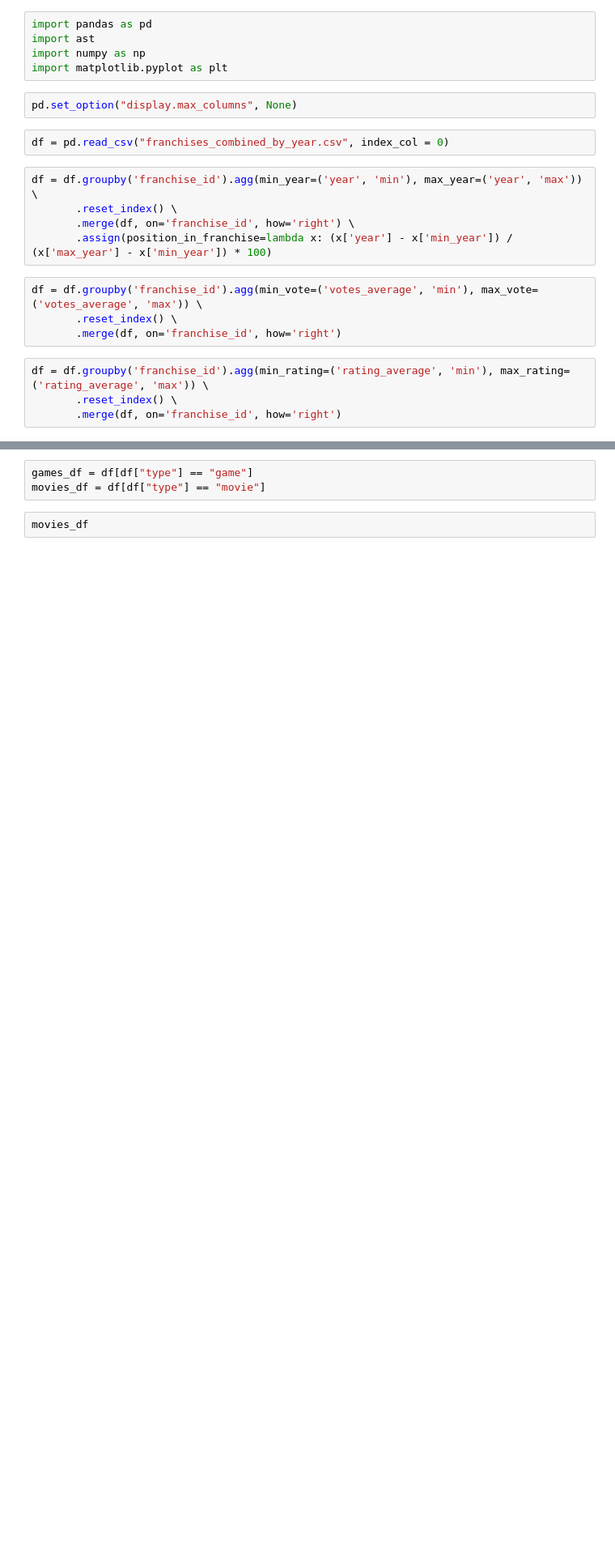
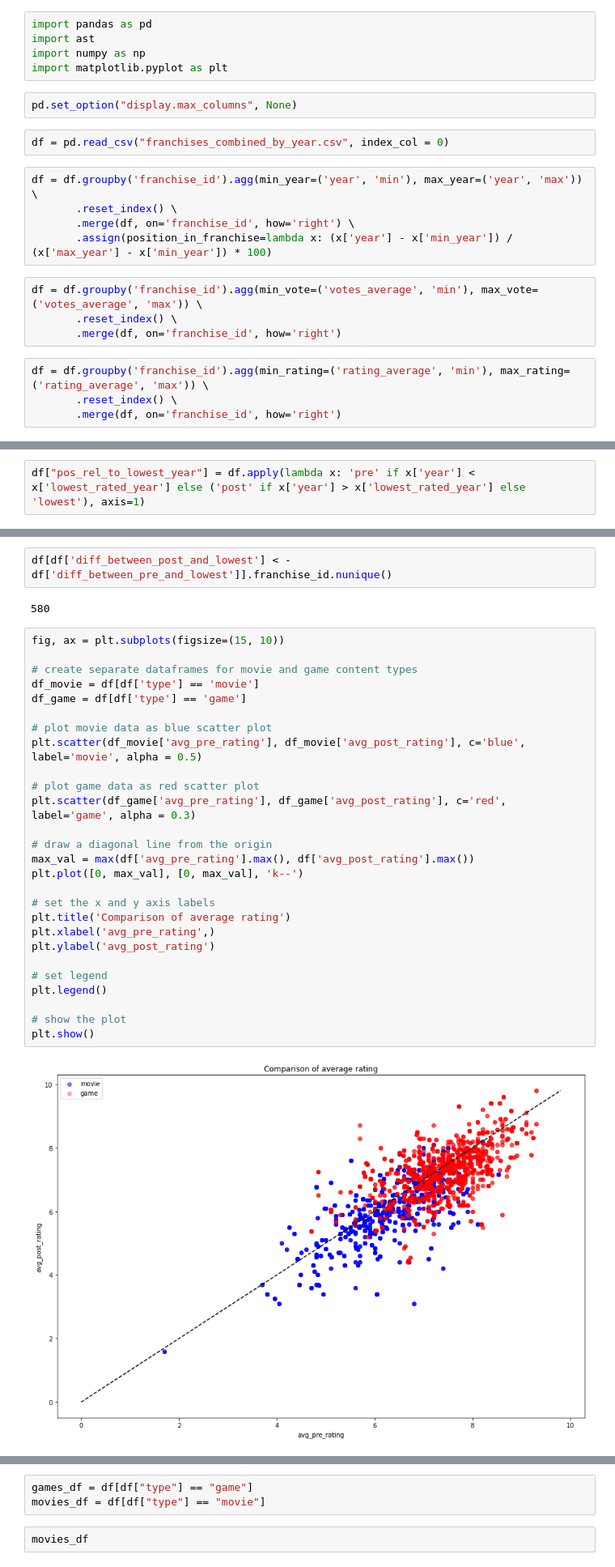
Before and after one commit to adambrennan150/Franchises, a Jupyter notebook: RQ2.ipynb, the cells around one changed output, grey strips where cells are left out. Shown at 81% size. Drawn from its saved outputs; the diff is of its cells as text; blank space fills up the shorter version.

```diff
--- a/RQ2.ipynb
+++ b/RQ2.ipynb
@@ -27,0 +34,2 @@ df = df.groupby('franchise_id').agg(min_rating=('rating_average', 'min'), max_ra
+# %%
+df["pos_rel_to_lowest_year"] = df.apply(lambda x: 'pre' if x['year'] < x['lowest_rated_year'] else ('post' if x['year'] > x['lowest_rated_year'] else 'lowest'), axis=1)
@@ -27,0 +62,33 @@ df = df.groupby('franchise_id').agg(min_rating=('rating_average', 'min'), max_ra
+# %%
+df[df['diff_between_post_and_lowest'] < -df['diff_between_pre_and_lowest']].franchise_id.nunique()
+# %% [output]
+580
+# %%
+fig, ax = plt.subplots(figsize=(15, 10))
+
+# create separate dataframes for movie and game content types
+df_movie = df[df['type'] == 'movie']
+df_game = df[df['type'] == 'game']
+
+# plot movie data as blue scatter plot
+plt.scatter(df_movie['avg_pre_rating'], df_movie['avg_post_rating'], c='blue', label='movie', alpha = 0.5)
+
+# plot game data as red scatter plot
+plt.scatter(df_game['avg_pre_rating'], df_game['avg_post_rating'], c='red', label='game', alpha = 0.3)
+
+# draw a diagonal line from the origin
+max_val = max(df['avg_pre_rating'].max(), df['avg_post_rating'].max())
+plt.plot([0, max_val], [0, max_val], 'k--')
+
+# set the x and y axis labels
+plt.title('Comparison of average rating')
+plt.xlabel('avg_pre_rating',)
+plt.ylabel('avg_post_rating')
+
+# set legend
+plt.legend()
+
+# show the plot
+plt.show()
+# %% [output]
+[figure, added]
```
Also changed, not shown: parts of 34 cells of this notebook.
